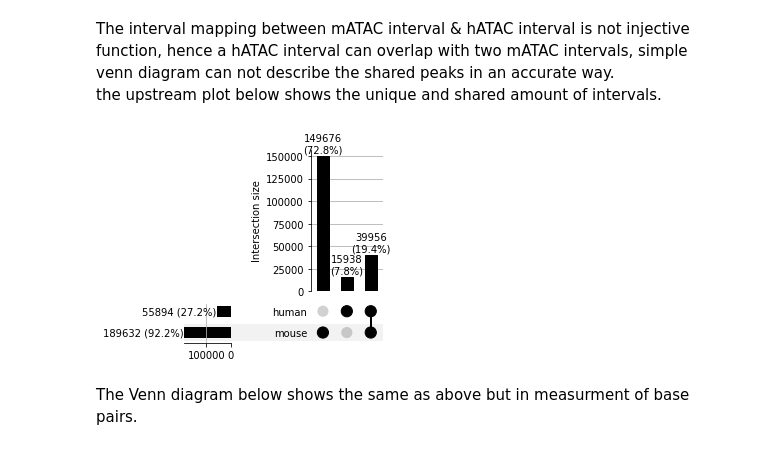
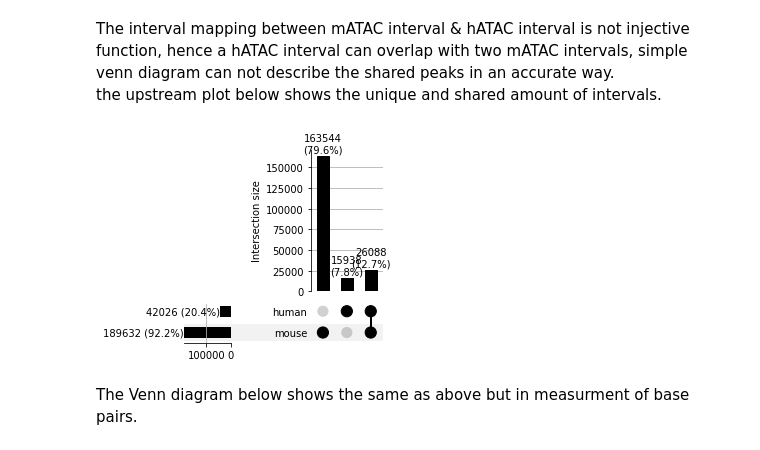
Before and after one commit to Toozig/gnomAD_df_class, a Jupyter notebook: Creating_peak_file.ipynb, the cells around one changed output. Drawn from its saved outputs; the diff is of its cells as text; code cells hidden in the pictures.

```diff
--- a/Creating_peak_file.ipynb
+++ b/Creating_peak_file.ipynb
@@ -131,15 +131,22 @@ plot_distribution(plot_df, label_column='label', data_column='length')
 The interval mapping between mATAC interval & hATAC interval is not injective function, hence a hATAC interval can overlap with two mATAC intervals, simple venn diagram can not describe the shared peaks in an accurate way. <br>
 the upstream plot below shows the unique and shared amount of intervals.
 # %%
+def get_both_id(hid):
+    if hid in mATAC_hATAC.hATAC_id.tolist():
+        return mATAC_hATAC[mATAC_hATAC.hATAC_id == hid].new_id.tolist()[0]
+    return hid
 
-label_dict = {'mouse': plot_df[plot_df.label == 'mouse'].ID.tolist() + plot_df[plot_df.label == 'both'].ID.tolist(),
-              'human': plot_df[plot_df.label == 'human'].ID.tolist() + plot_df[plot_df.label == 'both'].ID.tolist()}
+mouse_ids = set(plot_df[plot_df.label == 'mouse'].ID.tolist() + \
+               plot_df[plot_df.label == 'both'].ID.tolist())
+human_ids = hATAC.ID.apply(get_both_id).tolist()
+label_dict = {'mouse': mouse_ids,
+              'human': hATA_id}
 
 plt = UpSet(from_contents(label_dict),
             subset_size='count',
             min_subset_size=0 ,
             show_counts=True,
             show_percentages=True).plot()
 # %% [output]
-[figure, old version]
+[figure, new version]
 # %% [markdown]
```
